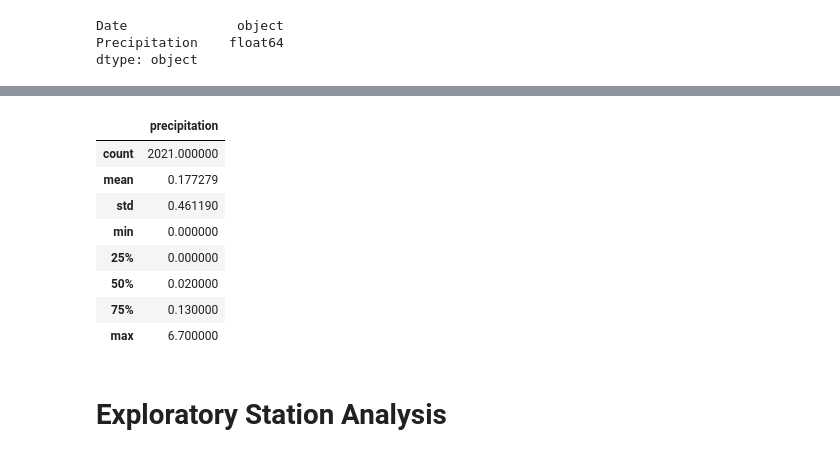
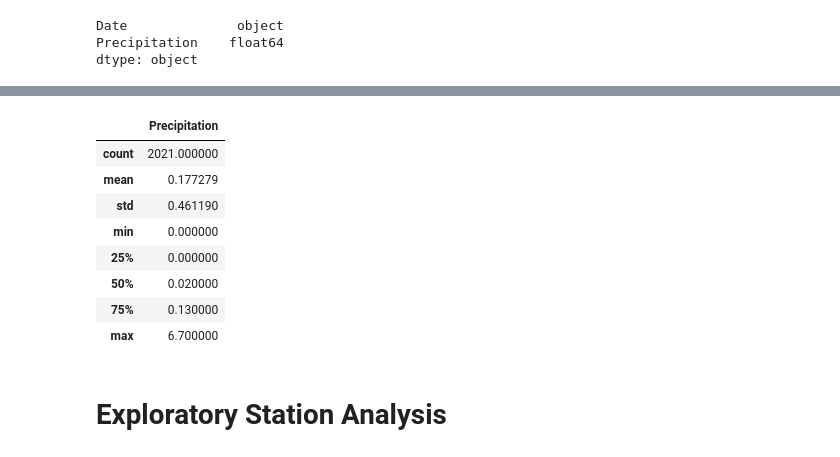
Before and after one commit to TRegan5/sqlalchemy-challenge, a Jupyter notebook: SurfsUp/climate.ipynb, the cells around one changed output, grey strips where cells are left out. Saved outputs shown, nothing was run; the diff lists cells and outputs as text; code cells hidden in the pictures.

```diff
--- a/SurfsUp/climate.ipynb
+++ b/SurfsUp/climate.ipynb
@@ -56,6 +56,9 @@ print(last_year)
 # Perform a query to retrieve the date and precipitation scores
 last_yr_prcp = session.query(measurements.date, measurements.prcp).\
     filter(measurements.date >= last_year).\
+    filter(measurements.prcp != None).\
     order_by(measurements.date).all()
+# added filter to remove null precipitation measurements
+
 print(last_yr_prcp)
 # %% [output]
@@ -86,7 +89,7 @@ Precipitation    float64
 dtype: object
 # %%
 # Sort the dataframe by date
-prcp_df.set_index('Date', inplace=True)
-#prcp_df = prcp_df.sort_values('Date')
+#prcp_df.set_index('Date', inplace=True)
+prcp_df = prcp_df.sort_values('Date')
 prcp_df
 # %% [output]
@@ -124,7 +120,9 @@ prcp_summary = pd.DataFrame(
 # %%
 # Use Pandas to calculate the summary statistics for the precipitation data
+prcp_summary = prcp_df.describe()
+prcp_summary
 # %% [output]
-|  | precipitation |
+|  | Precipitation |
 | count | 2021.000000 |
 | mean | 0.177279 |
 | std | 0.461190 |
```
Also changed, not shown: parts of 6 cells of this notebook.
